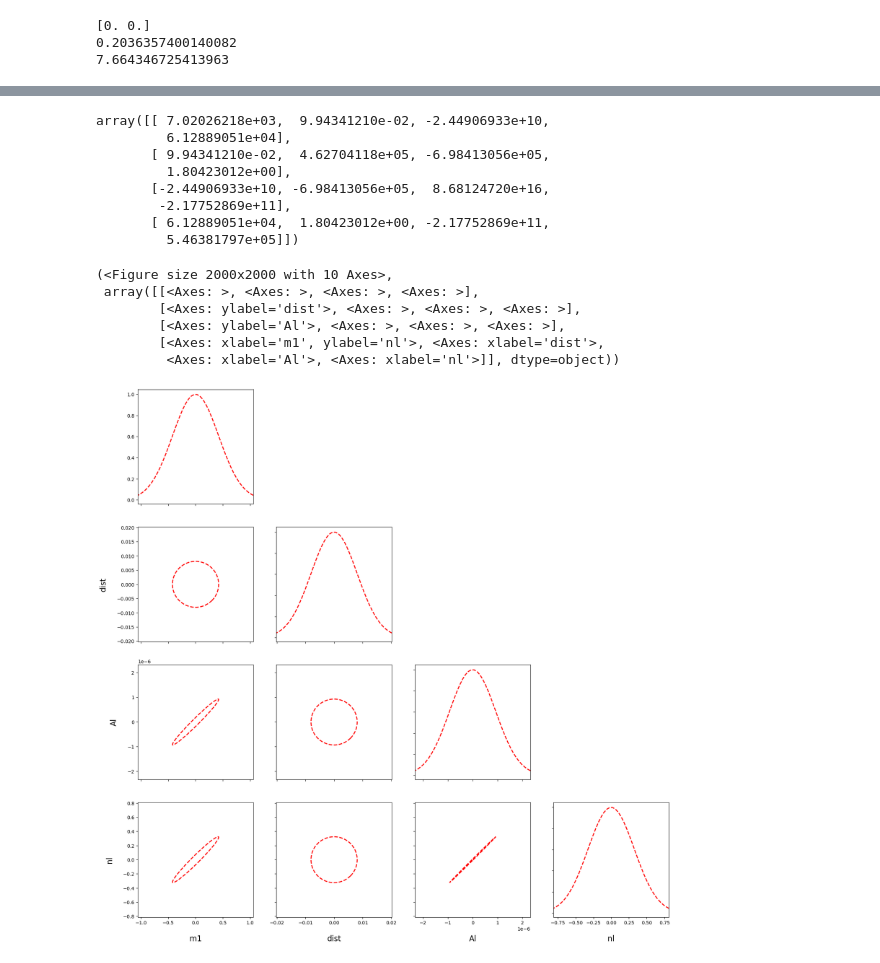
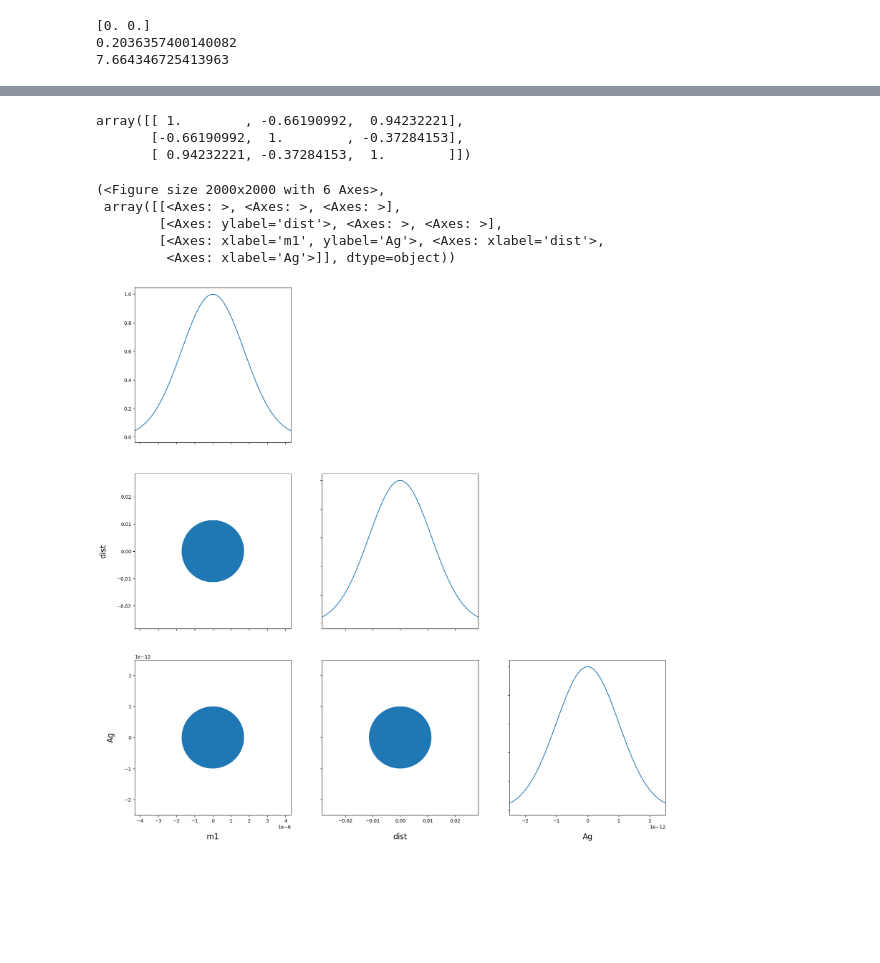
Before and after one commit to perturber/Hierarchical, a Jupyter notebook: plots/integral_validation.ipynb, the cells around one changed output, grey strips where cells are left out. Saved outputs shown, nothing was run; the diff lists cells and outputs as text; code cells hidden in the pictures; blank space fills up the shorter version.

```diff
--- a/plots/integral_validation.ipynb
+++ b/plots/integral_validation.ipynb
@@ -107,6 +95,17 @@ EMRI_TDI = ResponseWrapper(
+# %%
+sef = StableEMRIFisher(waveform_class=waveform_class,
+                       waveform_class_kwargs=waveform_class_kwargs,
+                       waveform_generator=waveform_generator,
+                       waveform_generator_kwargs=waveform_generator_kwargs,
+                       ResponseWrapper=ResponseWrapper, ResponseWrapper_kwargs=ResponseWrapper_kwargs,
+                       noise_model=noise_model, noise_kwargs=noise_kwargs, channels=channels,
+                       stats_for_nerds = True,
+                       deriv_type='stable',
+                       use_gpu = use_gpu,
+                      )
 # %%
 #hypothesis
-hypothesis = 'global' #'vacuum', 'local', 'global'
+hypothesis = 'global'# 'vacuum'#, 'local'#, 'global'#
 
 #fixed parameters
 T_LISA = 1.0 #observation time, years
@@ -141,8 +140,8 @@ if hypothesis == 'vacuum':
 
 elif hypothesis == 'local':
     f = 0.5
-    Al = 0.8e-5
-    nl = 7.5
+    Al = 1e-4
+    nl = 2
     Ag = 0.0
     ng = 4.0
     mu_l = [Al,nl]
@@ -250,7 +262,7 @@ except:
 
 def Jacobian(M,dist,H0,Omega_m0,Omega_Lambda0):
     """
-    Jacobian for Fisher parameter transformation from [M,dist,Al,nl,Ag] to [M,z,Al,nl,Ag]
+    Jacobian for Fisher parameter transformation from [M,dist,Al,nl,Ag] to [lnM,z,Al,nl,Ag]
     Returns a 5x5 diagonal np.ndarray.
     """
 
@@ -258,41 +270,42 @@ def Jacobian(M,dist,H0,Omega_m0,Omega_Lambda0):
 
     delta = dist*1e-5
     del_z_del_dist = ((getz(dist+delta,H0,Omega_m0,Omega_Lambda0)-getz(dist-delta,H0,Omega_m0,Omega_Lambda0))/(2*delta))
-    diag = np.diag((1.0,(del_z_del_dist)**-1,1.0,1.0,1.0))
+    diag = np.diag((M,(del_z_del_dist)**-1,1.0,1.0,1.0))
 
     return diag
 
 J = Jacobian(m1, dist, H0, Omega_m0, Omega_Lambda0)[:len(Fisher),:len(Fisher)]
 Fisher_transformed = J.T @ Fisher @ J
 
-try:
-    with h5py.File(f"{filename}/Fisher.h5", "a") as ff:
-        ff.create_dataset("Fisher_transformed", data = Fisher_transformed)
-except ValueError:
-    pass
+if hypothesis == 'local':
+    #Al, nl degenerate. Add prior.
+    Fisher_transformed += np.diag([0., 0., 1/1e-6**2, 1/0.01**2])
+
+elif hypothesis == 'global':
+    #Ag tight. Add prior.
+    Fisher_transformed += np.diag([0., 0., 1/1e-12**2])
+
+with h5py.File(f"{filename}/Fisher.h5", "a") as ff:
+    if "Fisher_transformed" in ff:
+        del ff["Fisher_transformed"]
+    ff.create_dataset("Fisher_transformed", data = Fisher_transformed)
 # %%
-Fisher_transformed
+np.corrcoef(np.linalg.inv(Fisher_transformed))
 # %% [output]
-array([[ 7.02026218e+03,  9.94341210e-02, -2.44906933e+10,
-         6.12889051e+04],
-       [ 9.94341210e-02,  4.62704118e+05, -6.98413056e+05,
-         1.80423012e+00],
-       [-2.44906933e+10, -6.98413056e+05,  8.68124720e+16,
-        -2.17752869e+11],
-       [ 6.12889051e+04,  1.80423012e+00, -2.17752869e+11,
-         5.46381797e+05]])
+array([[ 1.        , -0.66190992,  0.94232221],
+       [-0.66190992,  1.        , -0.37284153],
+       [ 0.94232221, -0.37284153,  1.        ]])
 # %%
 from stableemrifisher.plot import CovEllipsePlot
 
-CovEllipsePlot(np.linalg.inv(Fisher),color='r',linestyle='--', param_names=param_names)
+CovEllipsePlot(np.linalg.inv(Fisher_transformed),param_names=param_names)
 # %% [output]
-(<Figure size 2000x2000 with 10 Axes>,
- array([[<Axes: >, <Axes: >, <Axes: >, <Axes: >],
-        [<Axes: ylabel='dist'>, <Axes: >, <Axes: >, <Axes: >],
-        [<Axes: ylabel='Al'>, <Axes: >, <Axes: >, <Axes: >],
-        [<Axes: xlabel='m1', ylabel='nl'>, <Axes: xlabel='dist'>,
-         <Axes: xlabel='Al'>, <Axes: xlabel='nl'>]], dtype=object))
+(<Figure size 2000x2000 with 6 Axes>,
+ array([[<Axes: >, <Axes: >, <Axes: >],
+        [<Axes: ylabel='dist'>, <Axes: >, <Axes: >],
+        [<Axes: xlabel='m1', ylabel='Ag'>, <Axes: xlabel='dist'>,
+         <Axes: xlabel='Ag'>]], dtype=object))
-[figure, old version]
+[figure, new version]
 # %%
 #calculate the approximate integral
 
```
Also changed, not shown: parts of 11 cells of this notebook, 18 other files.
